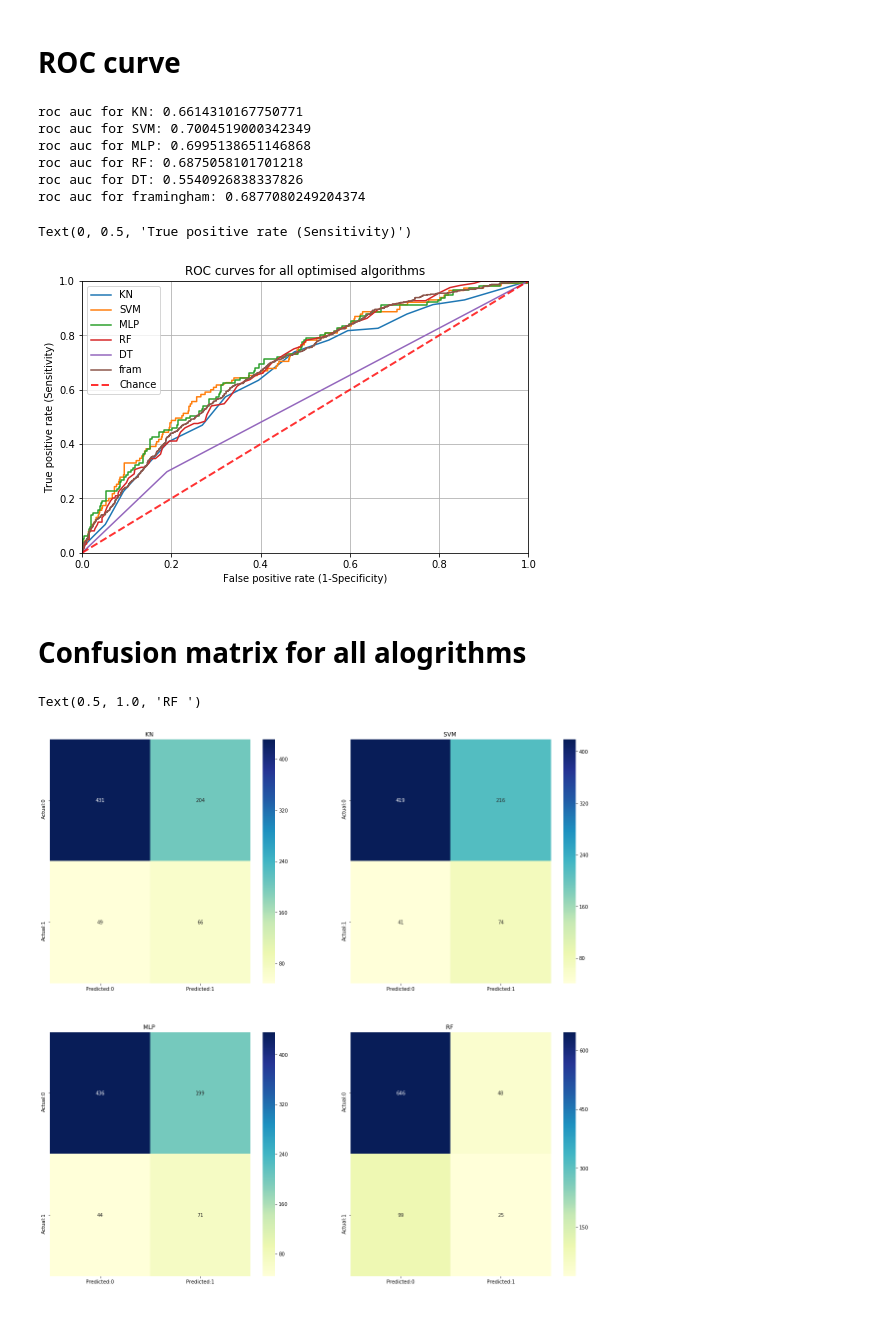
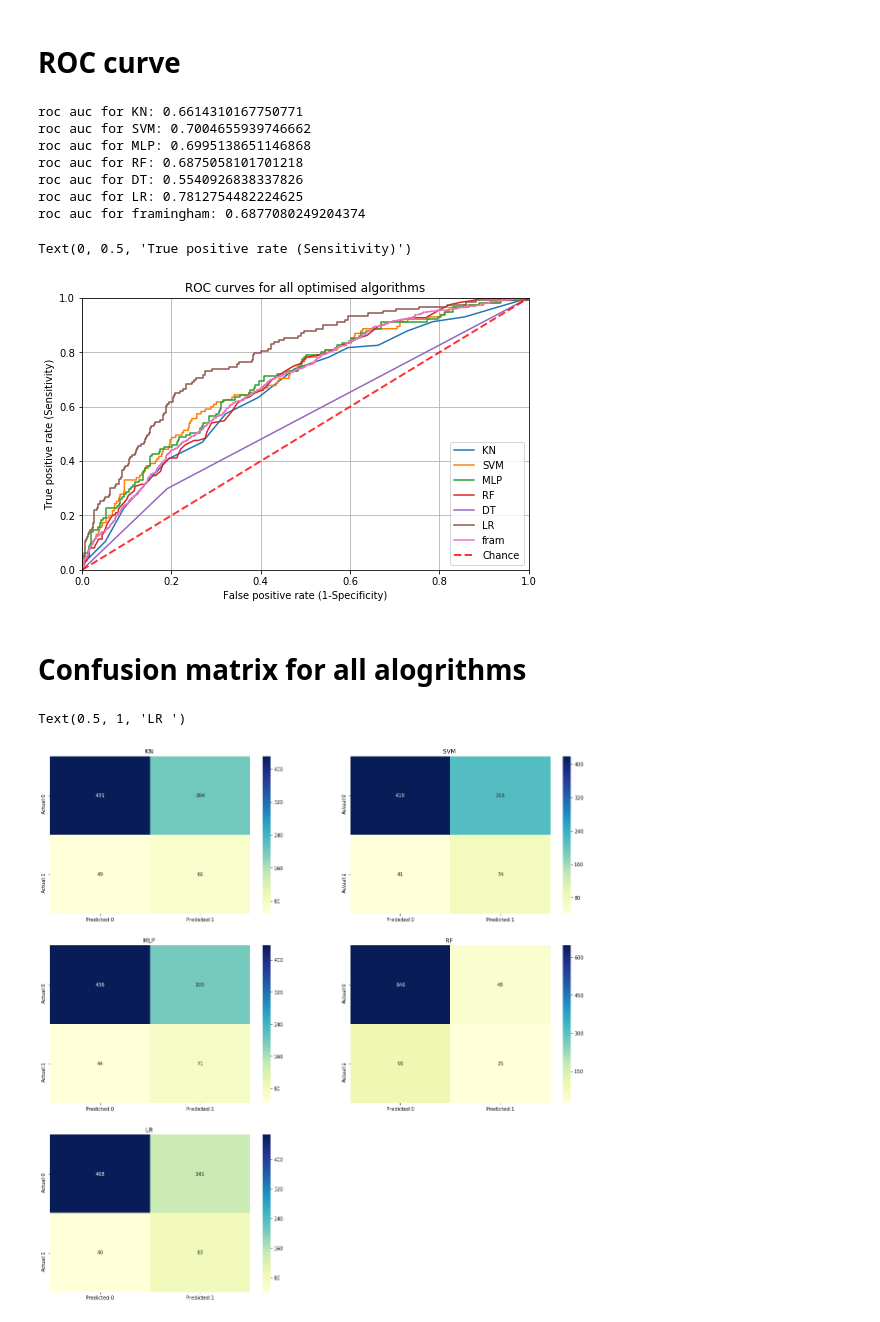
Before and after one commit to ljhowell/machine-learning_CHD, a Jupyter notebook: Comparison_of_models.ipynb, the cells around one changed output. Saved outputs shown, nothing was run; the diff lists cells and outputs as text; code cells hidden in the pictures.

```diff
--- a/Comparison_of_models.ipynb
+++ b/Comparison_of_models.ipynb
@@ -334,11 +395,16 @@ def DT_opt(dataset, v = 0, r_state = 0):
 # %%
 #Run all alogrithms on dataset
+resultsLR, ROC_LR, y_test_LR, cm_LR = LR_opt(dataset, v=1)
 resultsKN, ROC_KN, y_test_KN, cm_KN = k_neighbors_opt(dataset, v=1)
 resultsSVM, ROC_SVM, y_test_SVM, cm_SVM = SVM_opt(dataset, v=1)
 resultsMLP, ROC_MLP, y_test_MLP, cm_MLP = multilayer_opt(dataset, v=1)
+
 #resultsSVM2, ROC_SVM2, y_test_SVM2, cm_SVM2 = SVM_opt2(dataset, v=1)
 resultsRF, ROC_RF, y_test_RF, cm_RF = RF_opt(dataset, v=1)
 resultsDT, ROC_DT, y_test_DT, cm_DT = DT_opt(dataset, v=1)
+
+
+
 results_fram = fram_analysis(df_fram)
 # %% [output]
 Optimising parameters...
@@ -532,6 +527,11 @@ fpr, tpr, thresholds = roc_curve(y_test_DT, ROC_DT[:,1])
 plt.plot(fpr,tpr,label ='DT')
 print('roc auc for DT:',roc_auc_score(y_test_DT,ROC_DT[:,1]))
 
+#DT
+fpr, tpr, thresholds = roc_curve(y_test_LR, ROC_LR[:,1])
+plt.plot(fpr,tpr,label ='LR')
+print('roc auc for LR:',roc_auc_score(y_test_LR,ROC_LR[:,1]))
+
 #framingham dataset
 fpr, tpr, thresholds = roc_curve(df_fram.TenYearCHD, df_fram.fram_percent)
 plt.plot(fpr,tpr,label ='fram')
@@ -550,41 +550,47 @@ plt.xlabel('False positive rate (1-Specificity)')
 plt.ylabel('True positive rate (Sensitivity)')
 # %% [output]
 roc auc for KN: 0.6614310167750771
-roc auc for SVM: 0.7004519000342349
+roc auc for SVM: 0.7004655939746662
 roc auc for MLP: 0.6995138651146868
 roc auc for RF: 0.6875058101701218
 roc auc for DT: 0.5540926838337826
+roc auc for LR: 0.7812754482224625
 roc auc for framingham: 0.6877080249204374
 Text(0, 0.5, 'True positive rate (Sensitivity)')
-[figure, old version]
+[figure, new version]
 # %% [markdown]
 # Confusion matrix for all alogrithms
 # %%
 cm_KN  = pd.DataFrame(data=cm_KN,columns=['Predicted:0','Predicted:1'],index=['Actual:0','Actual:1'])
 cm_SVM = pd.DataFrame(data=cm_SVM,columns=['Predicted:0','Predicted:1'],index=['Actual:0','Actual:1'])
 cm_MLP = pd.DataFrame(data=cm_MLP,columns=['Predicted:0','Predicted:1'],index=['Actual:0','Actual:1'])
 cm_RF = pd.DataFrame(data=cm_RF,columns=['Predicted:0','Predicted:1'],index=['Actual:0','Actual:1'])
+cm_LR = pd.DataFrame(data=cm_LR,columns=['Predicted:0','Predicted:1'],index=['Actual:0','Actual:1'])
 
 
 plt.figure(figsize=(20,20))
-plt.subplot(2,2,1)
+plt.subplot(3,2,1)
 sn.heatmap(cm_KN, annot=True, fmt='d', cmap="YlGnBu")
 plt.title('KN ')
 
-plt.subplot(2,2,2)
+plt.subplot(3,2,2)
 sn.heatmap(cm_SVM, annot=True,fmt='d',cmap="YlGnBu")
 plt.title('SVM ')
 
 
-plt.subplot(2,2,3)
+plt.subplot(3,2,3)
 sn.heatmap(cm_MLP, annot=True,fmt='d',cmap="YlGnBu")
 plt.title('MLP ')
 
-plt.subplot(2,2,4)
+plt.subplot(3,2,4)
 sn.heatmap(cm_RF, annot=True,fmt='d',cmap="YlGnBu")
 plt.title('RF ')
+
+plt.subplot(3,2,5)
+sn.heatmap(cm_LR, annot=True,fmt='d',cmap="YlGnBu")
+plt.title('LR ')
 # %% [output]
-Text(0.5, 1.0, 'RF ')
+Text(0.5, 1, 'LR ')
-[figure, old version]
+[figure, new version]
 # %%
 results_fram = fram_analysis(df_fram)
```
Also changed, not shown: parts of 4 cells of this notebook.
